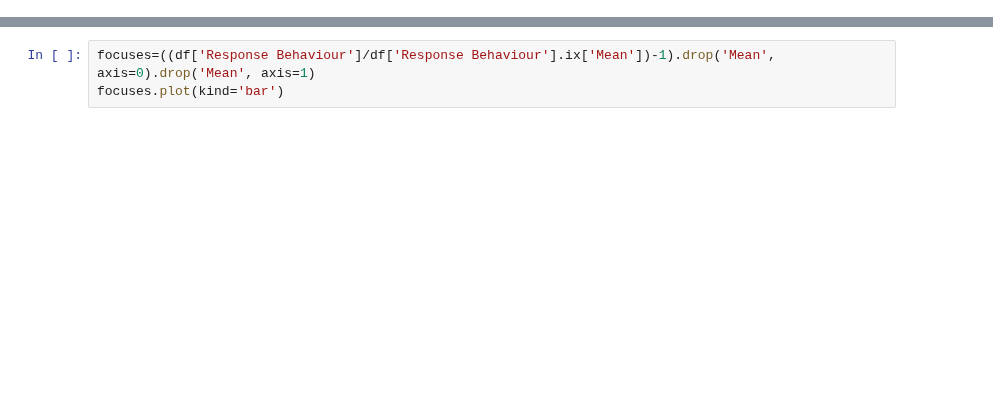
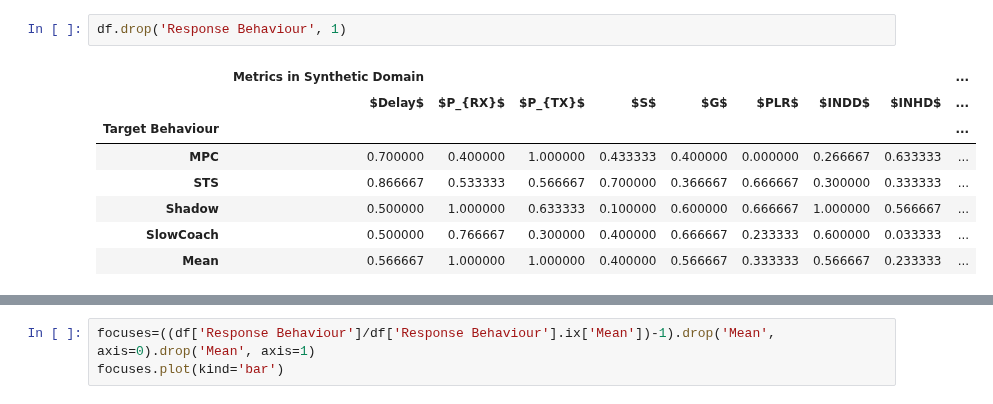
Before and after one commit to andrewbolster/aietes, a Jupyter notebook: scripts/notebooks/AIETES/MultiBev delta T to summarised table.ipynb, the cells around one changed output, grey strips where cells are left out. Saved outputs shown, nothing was run; the diff lists cells and outputs as text; blank space fills up the shorter version.

```diff
--- a/scripts/notebooks/AIETES/MultiBev delta T to summarised table.ipynb
+++ b/scripts/notebooks/AIETES/MultiBev delta T to summarised table.ipynb
@@ -26,0 +33,11 @@ df
+# %%
+df.drop('Response Behaviour', 1)
+# %% [output]
+|  | Metrics in Synthetic Domain |  |  |  |  |  |  |  | ... |
+|  | $Delay$ | $P_{RX}$ | $P_{TX}$ | $S$ | $G$ | $PLR$ | $INDD$ | $INHD$ | ... |
+| Target Behaviour |  |  |  |  |  |  |  |  | ... |
+| MPC | 0.700000 | 0.400000 | 1.000000 | 0.433333 | 0.400000 | 0.000000 | 0.266667 | 0.633333 | ... |
+| STS | 0.866667 | 0.533333 | 0.566667 | 0.700000 | 0.366667 | 0.666667 | 0.300000 | 0.333333 | ... |
+| Shadow | 0.500000 | 1.000000 | 0.633333 | 0.100000 | 0.600000 | 0.666667 | 1.000000 | 0.566667 | ... |
+| SlowCoach | 0.500000 | 0.766667 | 0.300000 | 0.400000 | 0.666667 | 0.233333 | 0.600000 | 0.033333 | ... |
+| Mean | 0.566667 | 1.000000 | 1.000000 | 0.400000 | 0.566667 | 0.333333 | 0.566667 | 0.233333 | ... |
```
Also changed, not shown: parts of 10 cells of this notebook, 5 other files.
